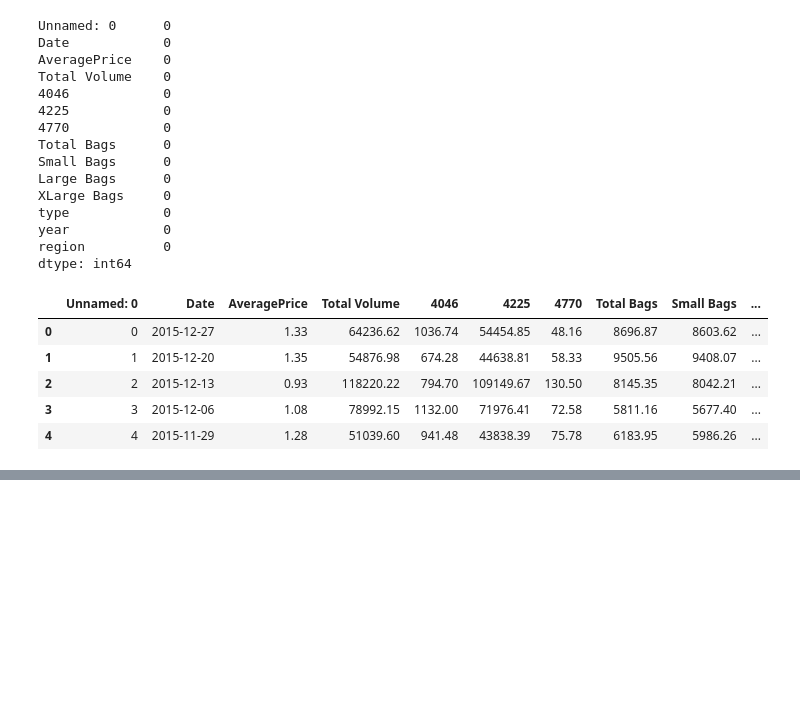
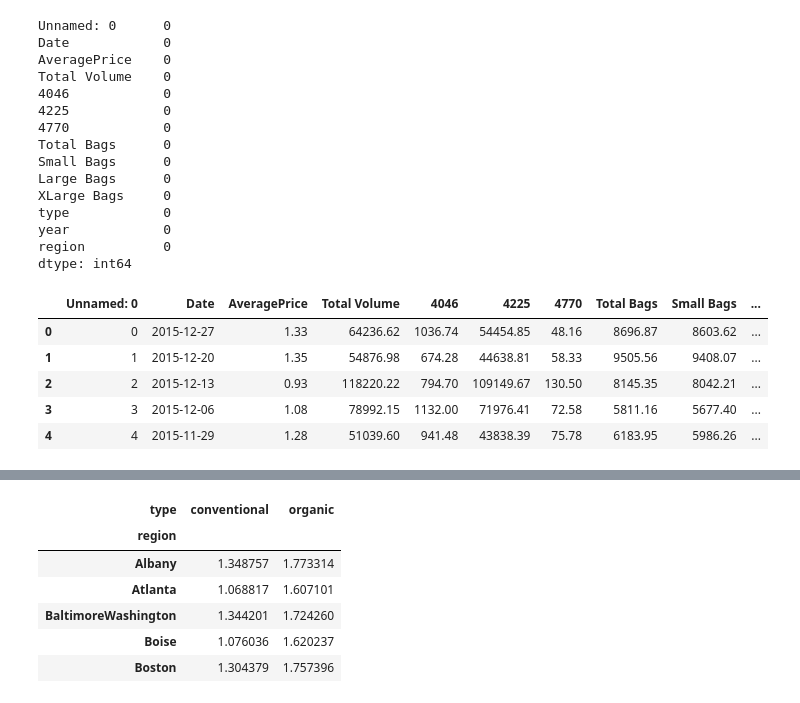
Before and after one commit to ChristianDelpin/cis4930-group18, a Jupyter notebook: src/analysis.ipynb, the cells around one changed output, grey strips where cells are left out. Saved outputs shown, nothing was run; the diff lists cells and outputs as text; code cells hidden in the pictures; blank space fills up the shorter version.

```diff
--- a/src/analysis.ipynb
+++ b/src/analysis.ipynb
@@ -71,31 +66,39 @@ print(test_diff.days)
 # %%
 #4.2 data cleaning
 #handling missing values strategy 1: dropping unnecesary column
-df = df.drop(columns=["unnamed: 0"])
+
 #strategy 2: filling their numeric columns with their own median
 num_of_columns= df.select_dtypes(include=["float64", "int64"]).columns
 df[num_of_columns] = df[num_of_columns].fillna(df[num_of_columns].median())
 #ok... think this is good yessss
 #making the type conversion: converting total volume column to numeric with errors coerce
 df["Total Volume"] = pd.to_numeric(df["Total Volume"], errors="coerce")
 #last type conversion woooo: make "type" to categorial column
 df["type"] = df["type"].astype("category")
 
 #ok closer to finishing 4.2
 #applying np.where() to derive a new column
 df["PriceLevel"] = np.where(df["AveragePrice"] > 1.50, "High", "Low")
 
 #grouping and aggregation
 grouped = df.groupby(["region", "type"])["AveragePrice"].agg(["mean", "count"])
 grouped.head()
 #also time to do the reshaping section
 pivot = grouped.reset_index().pivot_table(
     index="region",
     columns="type",
     values="mean"
 )
 
 pivot.head()
+# %% [output]
+| type | conventional | organic |
+| region |  |  |
+| Albany | 1.348757 | 1.773314 |
+| Atlanta | 1.068817 | 1.607101 |
+| BaltimoreWashington | 1.344201 | 1.724260 |
+| Boise | 1.076036 | 1.620237 |
+| Boston | 1.304379 | 1.757396 |
 # %%
 # 4.3 - Line plot
 
```
Also changed, not shown: parts of 6 cells of this notebook, 3 other files.
